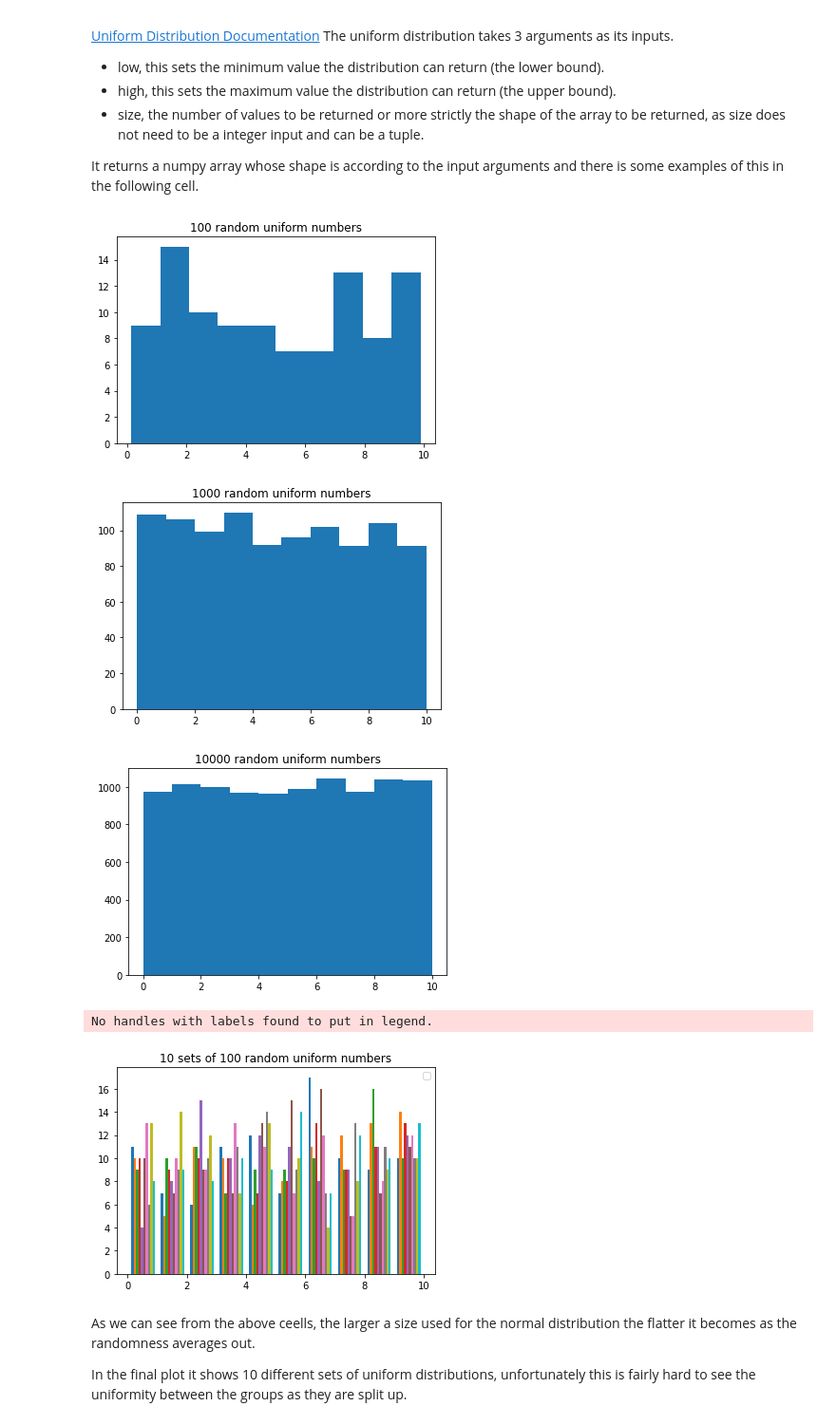
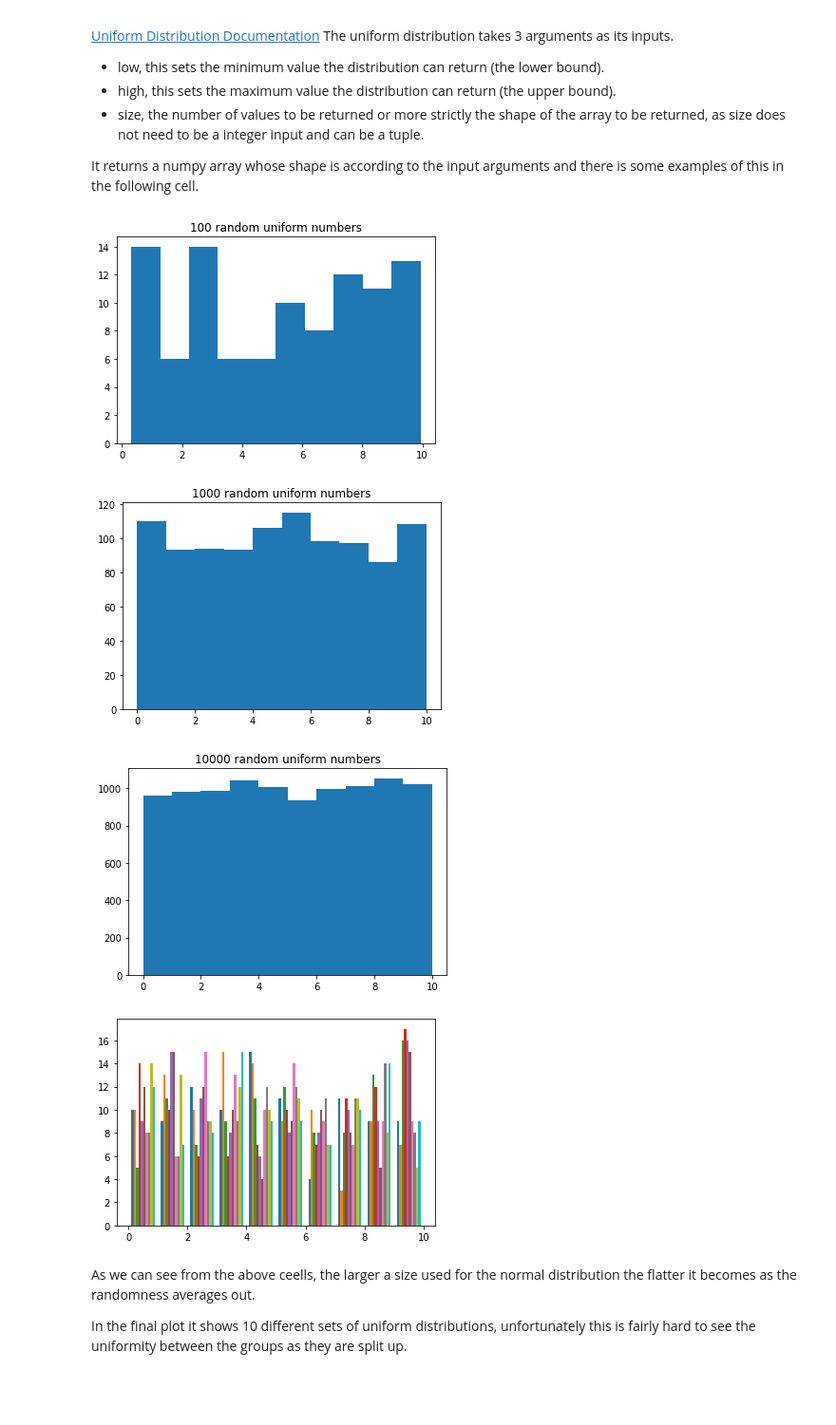
Before and after one commit to itskeithstudent/Programming-for-Data-Analysis-52465-Assignment, a Jupyter notebook: numpy_random.ipynb, the cells around one changed output. Shown at 95% size. Drawn from its saved outputs; the diff is of its cells as text; code cells hidden in the pictures; blank space fills up the shorter version.

```diff
--- a/numpy_random.ipynb
+++ b/numpy_random.ipynb
@@ -300,28 +302,26 @@ It returns a numpy array whose shape is according to the input arguments and the
 # %%
 # Using matplotlib.pyplot to show histograms showing output from random.uniform with varying size of array
 # rand_uniform = np.random.uniform(low=0,high=10,size=100) alternative way without using user defined rng object
 rand_uniform = rng.uniform(low=0,high=10,size=100)
 plt.hist(rand_uniform)
 plt.title("100 random uniform numbers")
 plt.show()
 rand_uniform = rng.uniform(low=0,high=10,size=1000)
 plt.hist(rand_uniform)
 plt.title("1000 random uniform numbers")
 plt.show()
 rand_uniform = rng.uniform(low=0,high=10,size=10000)
 plt.hist(rand_uniform)
 plt.title("10000 random uniform numbers")
 plt.show()
 rand_uniform = rng.uniform(low=0,high=10,size=(100,10))
 plt.hist(rand_uniform)
-plt.legend()
 plt.show()
 # %% [output]
-[figure, old version]
+[figure, new version]
-[figure, old version]
+[figure, new version]
-[figure, old version]
+[figure, new version]
-No handles with labels found to put in legend.
-[figure, old version]
+[figure, new version]
 # %% [markdown]
 As we can see from the above ceells, the larger a size used for the normal distribution the flatter it becomes as the randomness averages out.
 
```
Also changed, not shown: parts of 32 cells of this notebook.
